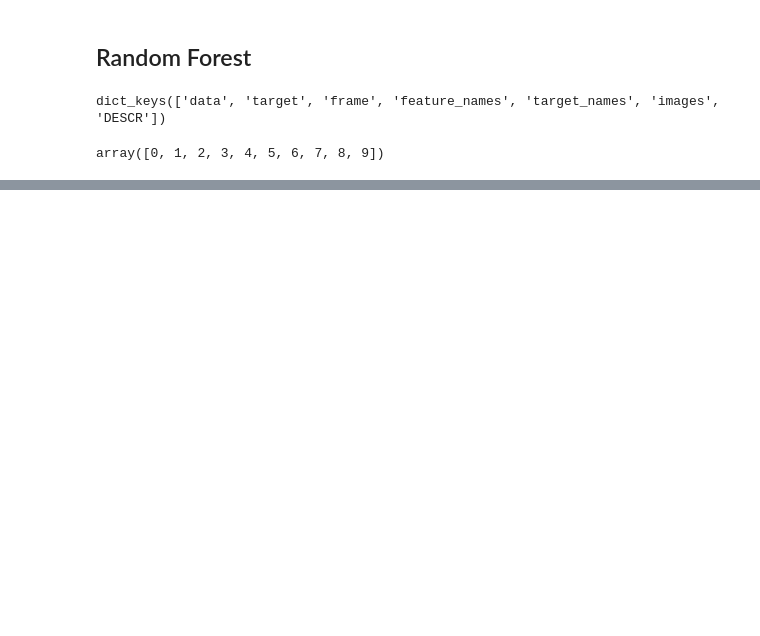
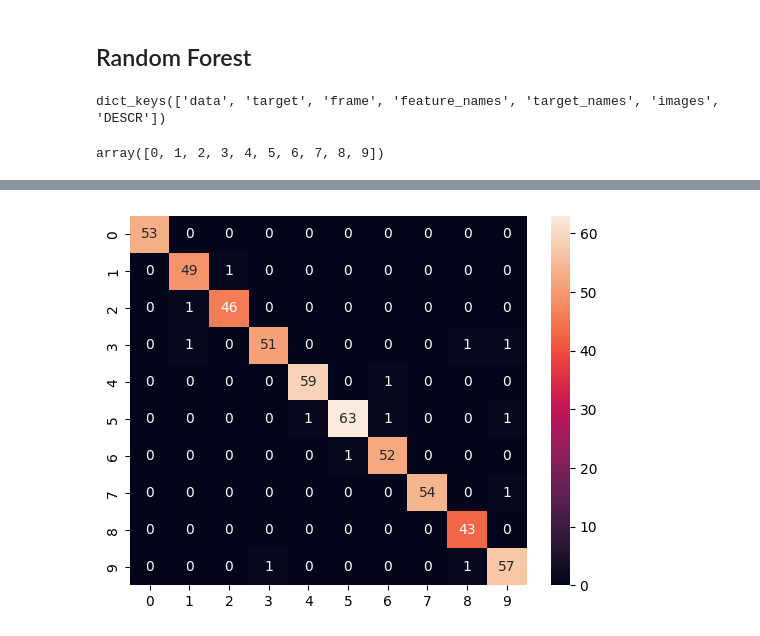
Before and after one commit to Sehajpannu01/ML_Models-Workshop, a Jupyter notebook: 29) Digits(Random Forest).ipynb, the cells around one changed output, grey strips where cells are left out. Cells and saved outputs as stored; diff of their text form; code cells hidden in the pictures; blank space fills up the shorter version.

Commit message:
Random Forest

```diff
--- a/29) Digits(Random Forest).ipynb
+++ b/29) Digits(Random Forest).ipynb
@@ -28,7 +28,7 @@ X_train, X_test, y_train, y_test = train_test_split(X, y, test_size=.3, random_s
 # %%
 from sklearn.ensemble import RandomForestClassifier
 
-model = RandomForestClassifier(criterion= 'entropy', n_estimators=25,random_state= 42, max_depth=10)
+model = RandomForestClassifier(criterion= 'entropy', n_estimators=30,random_state= 42)
 # %%
 model.fit(X_train, y_train)
 # %% [output]
@@ -63,0 +70,3 @@ accuracy_score(y_test, pred)
+# %%
+c_m = confusion_matrix(y_test,pred)
+c_m
@@ -63,0 +84,5 @@ accuracy_score(y_test, pred)
+# %%
+sb.heatmap(c_m, annot= True)
+plt.show()
+# %% [output]
+[figure, added]
```
Also changed, not shown: parts of 6 cells of this notebook, 8 other files.
